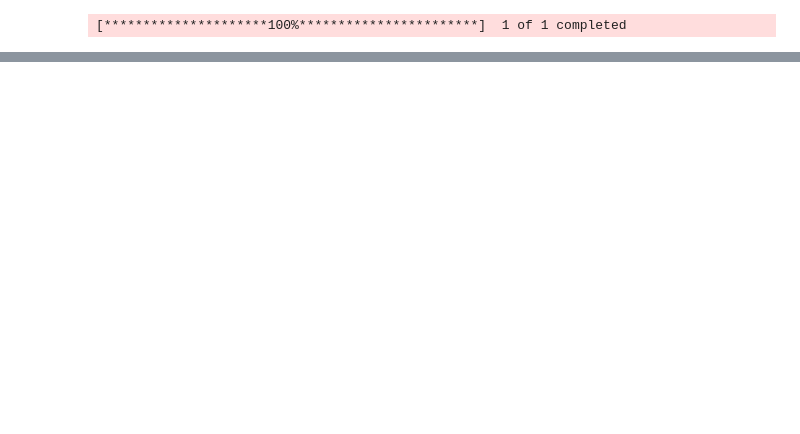
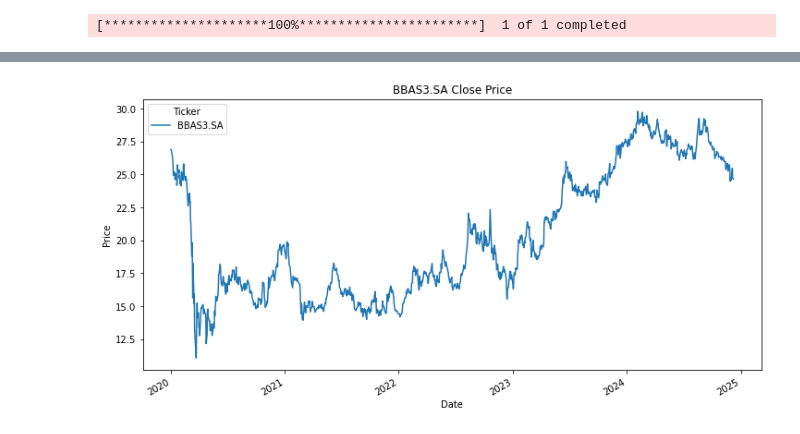
Before and after one commit to tal-rsg/analys_trade, a Jupyter notebook: analys_btc_trade.ipynb, the cells around one changed output, grey strips where cells are left out. Saved outputs shown, nothing was run; the diff lists cells and outputs as text; code cells hidden in the pictures; blank space fills up the shorter version.

```diff
--- a/analys_btc_trade.ipynb
+++ b/analys_btc_trade.ipynb
@@ -201,0 +210,4 @@ plt.show()
+# %%
+df_acao_bba = yf.download('BBAS3.SA', start = '2020-01-01')
+
+df_acao_bba.head()
@@ -201,0 +224,9 @@ plt.show()
+# %%
+# Assuming 'Close' is the column you want to plot
+df_acao_bba['Close'].plot(figsize=(12, 6))
+plt.title('BBAS3.SA Close Price')
+plt.ylabel('Price')
+plt.xlabel('Date')
+plt.show()
+# %% [output]
+[figure, added]
```
Also changed, not shown: parts of 17 cells of this notebook.
